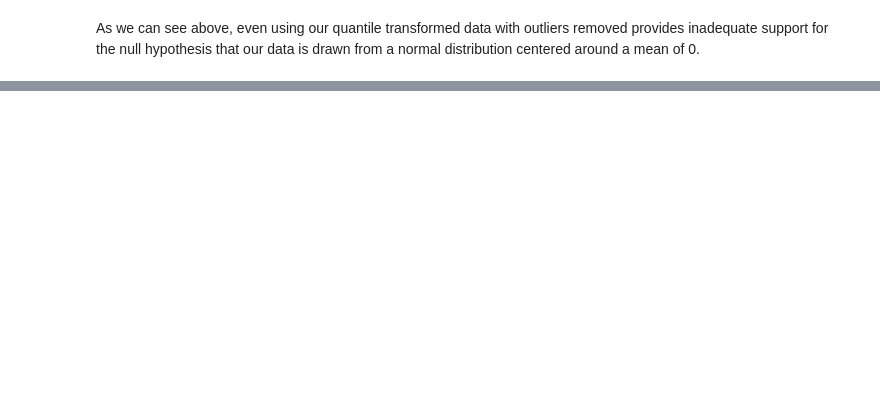
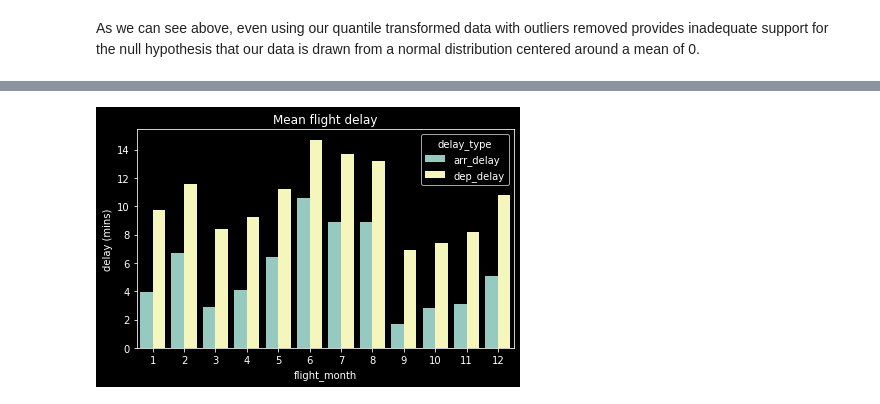
Before and after one commit to jsilke/flight-delay-prediction, a Jupyter notebook: Exploration/recommended_exploration.ipynb, the cells around one changed output, grey strips where cells are left out. Drawn from its saved outputs; the diff is of its cells as text; code cells hidden in the pictures; blank space fills up the shorter version.

```diff
--- a/Exploration/recommended_exploration.ipynb
+++ b/Exploration/recommended_exploration.ipynb
@@ -163,0 +130,5 @@ As we can see above, even using our quantile transformed data with outliers remo
+# %%
+flights['flight_month'] = pd.DatetimeIndex(flights['fl_date']).month # save the month to its own column
+# %%
+monthly_average_delays = flights[['flight_month', 'arr_delay', 'dep_delay']].groupby('flight_month').agg(['mean', 'median'])
+monthly_average_delays
@@ -163,0 +151,4 @@ As we can see above, even using our quantile transformed data with outliers remo
+# %%
+# Remove multilevel column and row indices.
+monthly_average_delays = monthly_average_delays.unstack().reset_index()
+monthly_average_delays.head()
@@ -163,0 +162,9 @@ As we can see above, even using our quantile transformed data with outliers remo
+# %%
+# Assign more meaningful column names.
+monthly_average_delays = monthly_average_delays.rename(columns={
+    'level_0': 'delay_type',
+    'level_1': 'metric',
+    0: 'delay (mins)',
+    })
+
+monthly_average_delays.head()
@@ -163,0 +178,6 @@ As we can see above, even using our quantile transformed data with outliers remo
+# %%
+sns.barplot(data=monthly_average_delays[monthly_average_delays.metric == 'mean'], x='flight_month', y='delay (mins)', hue='delay_type')
+plt.title('Mean flight delay')
+plt.tight_layout()
+# %% [output]
+[figure, added]
```
Also changed, not shown: parts of 28 cells of this notebook, 1 other file.
